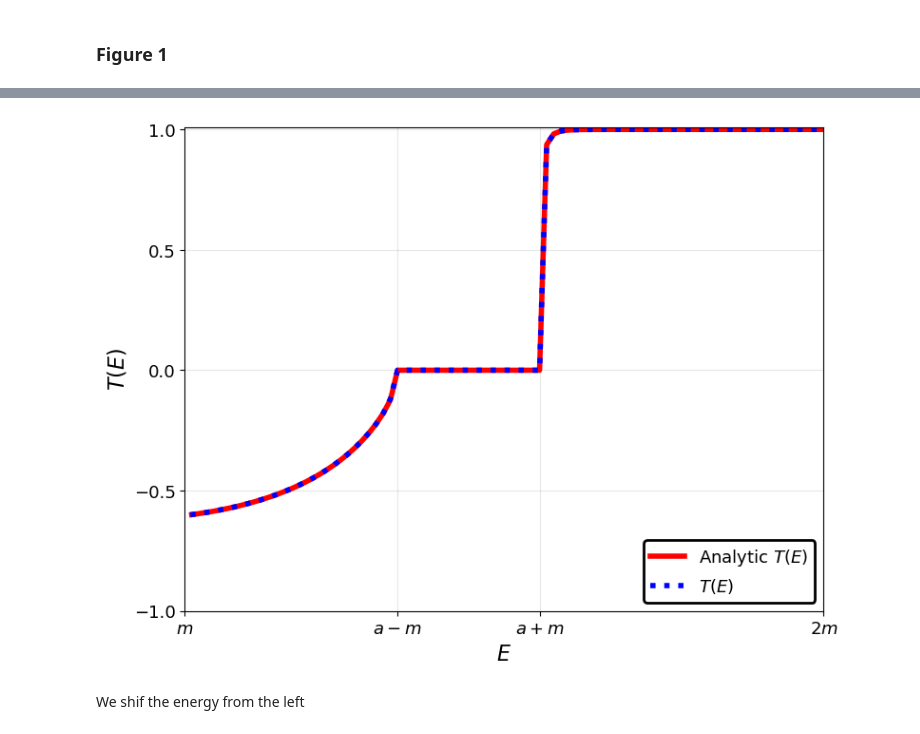
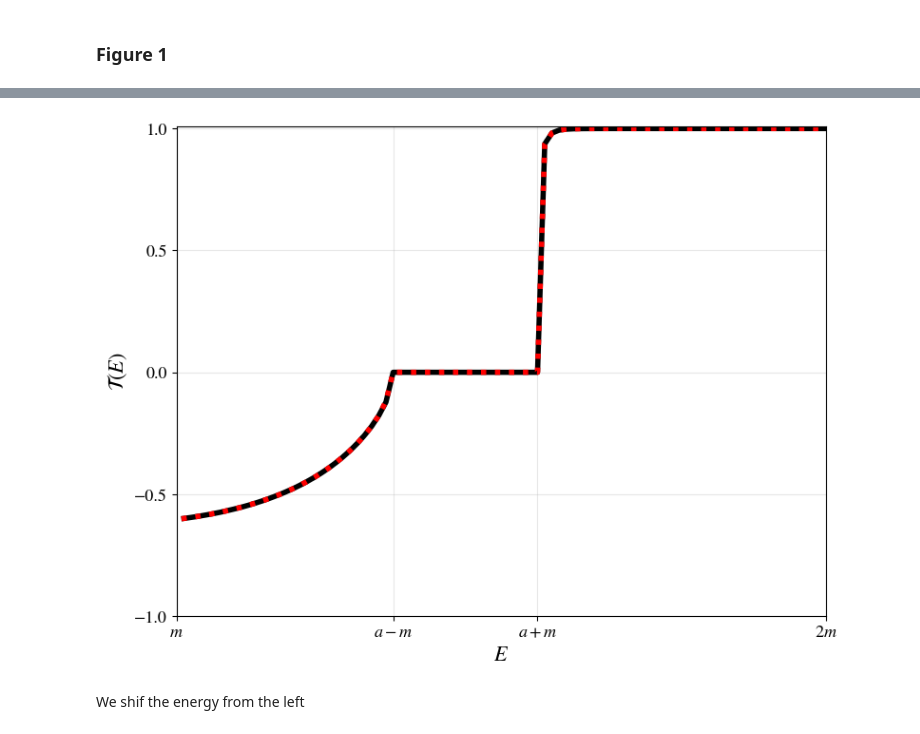
Before and after one commit to AnyelTars/RelativisticQuantumMechanics, a Jupyter notebook: KGsolver/notebooks/examples.ipynb, the cells around one changed output, grey strips where cells are left out. Saved outputs shown, nothing was run; the diff lists cells and outputs as text; code cells hidden in the pictures.

```diff
--- a/KGsolver/notebooks/examples.ipynb
+++ b/KGsolver/notebooks/examples.ipynb
@@ -11,6 +11,10 @@ from KGsolver.plotting import plot_potential
 
 #
 import pandas as pd
+
+
+plt.rcParams["mathtext.fontset"] = "stix"
+plt.rcParams["font.family"] = "STIXGeneral"
 # %% [markdown]
 ## Exponential Hyperbolic Tangent potential (alpha potential)
 # %% [markdown]
@@ -197,49 +395,49 @@ m = 1
 
 plt.figure(figsize=(8, 6))
 
-plt.plot(fullET, fullT, color="r", linestyle="-", linewidth=4,
-         label=r"Analytic $T(E)$")
-plt.plot(E_mod2, T_mod2, color="b", linestyle="dotted", linewidth=4, label=r"$T(E)$")
+plt.plot(fullET, fullT, color="black", linestyle="-", linewidth=4,
+         label=r"Analytic $\mathcal{T}(E)$")
+plt.plot(E_mod2, T_mod2, color="red", linestyle="dotted", linewidth=4, label=r"$\mathcal{T}(E)$")
 
 
 plt.xlabel(r"$E$", fontsize=16)
-plt.ylabel(r"$T(E)$", fontsize=16)
+plt.ylabel(r"$\mathcal{T}(E)$", fontsize=16)
 #plt.title(r"$a=5,\; b=2$", fontsize=14)
 
 plt.xlim(m, 4*m)
 plt.ylim(-1, 1.01)
 
 # Custom ticks in units of m
 a=5
 plt.xticks(
     [m, a-m, a+m, 2*a],
     [r"$m$", r"$a-m$", r"$a+m$", r"$2m$"],
     fontsize=13
 )
 #xtick_labels = [r"$m$", r"$1.25m$", r"$1.5m$", r"$1.75m$", r"$2m$"]
 
 
 
 plt.tick_params(axis='y', labelsize=13)
 plt.yticks(np.arange(-1, 1.01, 0.5))
 plt.grid(True, alpha=0.3)
 
-leg = plt.legend(
-    fontsize=13,
-    loc=4,
-    frameon=True,
-    fancybox=True,
-    framealpha=1,
-    edgecolor="black",
-    facecolor="white"
-)
-leg.get_frame().set_linewidth(2)
+# leg = plt.legend(
+#     fontsize=13,
+#     loc=4,
+#     frameon=True,
+#     fancybox=True,
+#     framealpha=1,
+#     edgecolor="black",
+#     facecolor="white"
+# )
+# leg.get_frame().set_linewidth(2)
 
 plt.tight_layout()
 plt.savefig("T(E)_tanh.png", dpi=300)
 plt.show()
 # %% [output]
-[figure, old version]
+[figure, new version]
 # %% [markdown]
 We shif the energy from the left
 # %%
```
Also changed, not shown: parts of 21 cells of this notebook.
